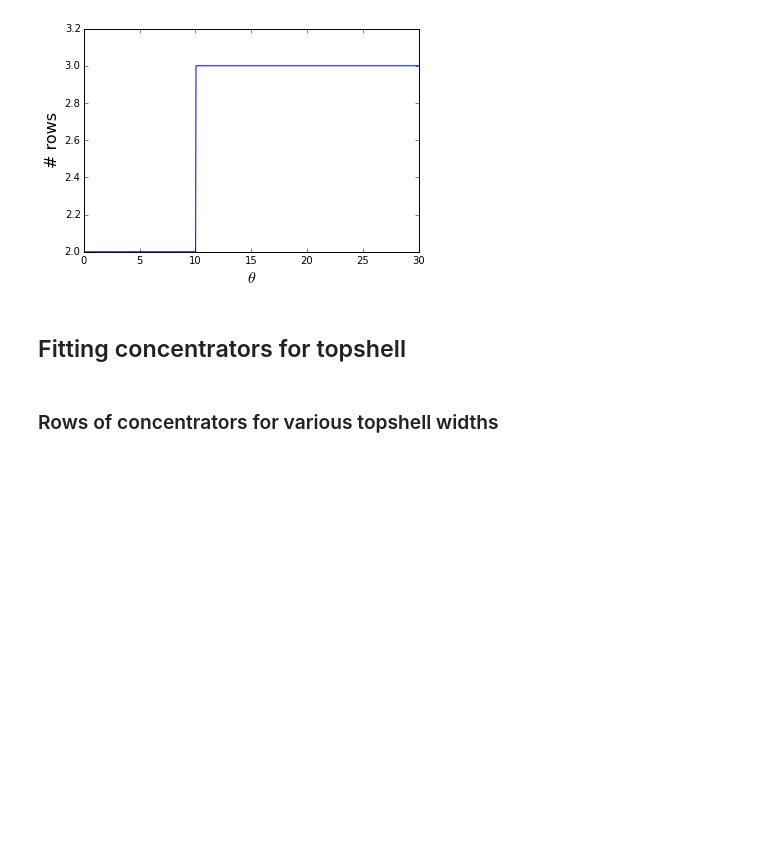
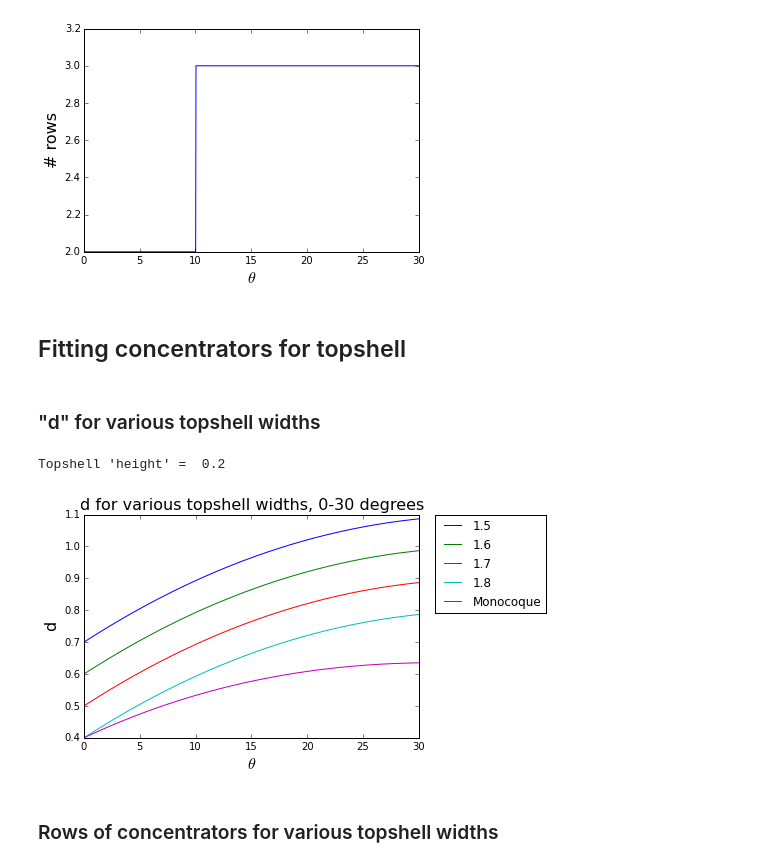
Before and after one commit to cjiang1/sunwhale-cjiang1-git, a Jupyter notebook: charging_configs/charging_config_plotmaking.ipynb, the cells around one changed output. Saved outputs shown, nothing was run; the diff lists cells and outputs as text; code cells hidden in the pictures; blank space fills up the shorter version.

Commit message:
Updated charging config plots

```diff
--- a/charging_configs/charging_config_plotmaking.ipynb
+++ b/charging_configs/charging_config_plotmaking.ipynb
@@ -79,6 +79,22 @@ nrows_data = compute_nrows(d_data)
 topshell_widths = numpy.append(topshell_widths, "Monocoque")
 nrows_data = numpy.append(nrows_data,nrows_monocoque,axis=0)
 d_data = numpy.append(d_data,d_monocoque,axis=0)
+# %% [markdown]
+### "d" for various topshell widths
+# %%
+fig,ax = plt.subplots()
+for i in range(0,topshell_widths.size):
+    ax.plot(theta, d_data[i], label=topshell_widths[i])
+handles, labels = ax.get_legend_handles_labels()
+ax.legend(handles,labels)
+plt.legend(bbox_to_anchor=(1.05, 1), loc=2, borderaxespad=0.)
+plt.xlabel(r"$\theta$",fontsize=16)
+plt.ylabel("d",fontsize=16)
+plt.title("d for various topshell widths, 0-30 degrees",fontsize=16)
+print "Topshell 'height' = ",topshell_height
+# %% [output]
+Topshell 'height' =  0.2
+[figure, added]
 # %% [markdown]
 ### Rows of concentrators for various topshell widths
 # %%
```
Also changed, not shown: 1 other file.
